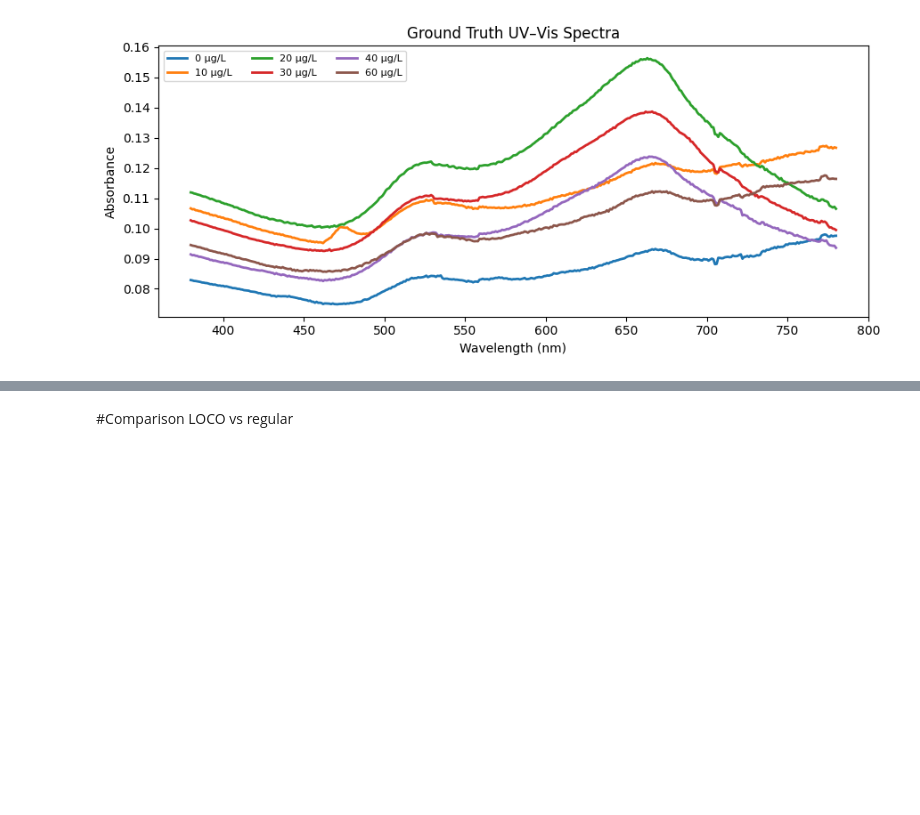
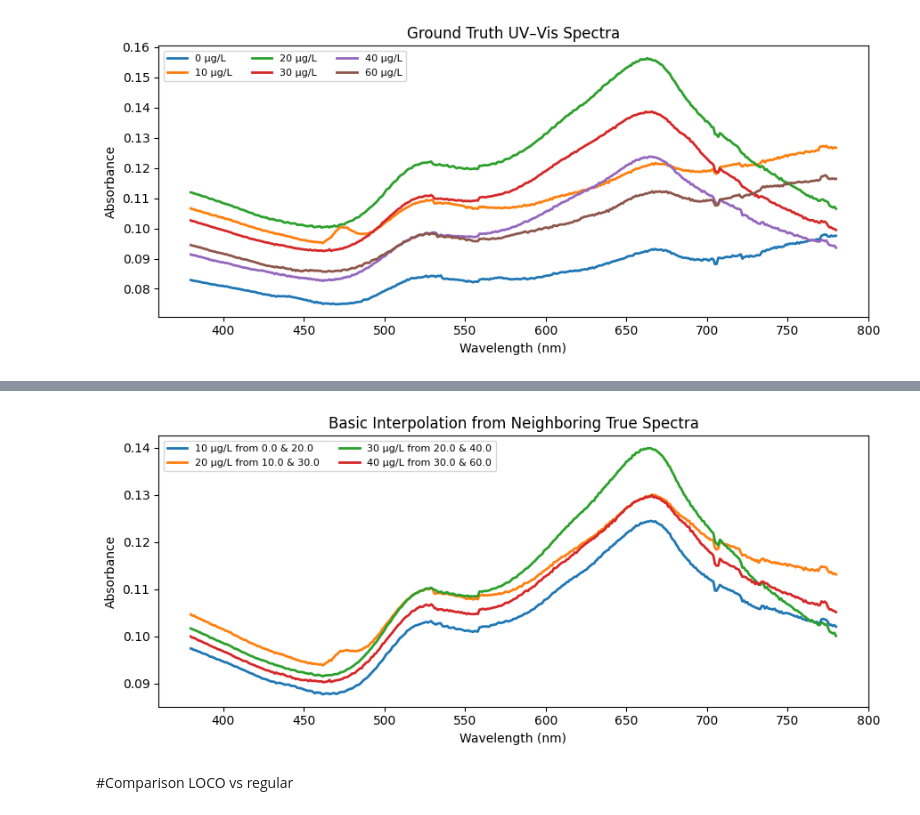
Before and after one commit to sushirito/ArsenicFR, a Jupyter notebook: ArsenicAutoencoder.ipynb, the cells around one changed output, grey strips where cells are left out. Drawn from its saved outputs; the diff is of its cells as text; code cells hidden in the pictures; blank space fills up the shorter version.

```diff
--- a/ArsenicAutoencoder.ipynb
+++ b/ArsenicAutoencoder.ipynb
@@ -499,3 +520,90 @@ plt.show()
 # %% [output]
 [figure]
 [figure]
+# %%
+import pandas as pd
+import numpy as np
+import matplotlib.pyplot as plt
+
+# Tunables
+RAW_CSV = "/content/drive/MyDrive/ArsenicSTS/uvvis_predictions_raw.csv"
+CONCS_TO_PLOT = [0, 10, 20, 30, 40, 60]  # µg/L
+VISIBLE_ONLY = True
+
+# Load and optionally restrict to visible range
+df = pd.read_csv(RAW_CSV)
+if VISIBLE_ONLY:
+    df = df[(df["Wavelength"] >= 380) & (df["Wavelength"] <= 780)]
+
+# --- Plot 1: Predicted spectra ---
+plt.figure(figsize=(9, 4))
+for c in CONCS_TO_PLOT:
+    sub = df[df["Concentration"] == c]
+    if sub.empty:
+        print(f"Warning: no data for concentration {c}")
+        continue
+    wl = sub["Wavelength"].values
+    A_pred = sub["Absorbance_Pred"].values
+    plt.plot(wl, A_pred, label=f"{c} µg/L", lw=2)
+plt.xlabel("Wavelength (nm)")
+plt.ylabel("Absorbance")
+plt.title("Predicted UV–Vis Spectra")
+plt.legend(ncol=3, fontsize=8)
+plt.tight_layout()
+plt.show()
+
+# --- Plot 2: Ground-truth spectra ---
+plt.figure(figsize=(9, 4))
+for c in CONCS_TO_PLOT:
+    sub = df[df["Concentration"] == c]
+    if sub.empty:
+        continue
+    wl = sub["Wavelength"].values
+    A_true = sub["Absorbance_True"].values
+    plt.plot(wl, A_true, label=f"{c} µg/L", lw=2)
+plt.xlabel("Wavelength (nm)")
+plt.ylabel("Absorbance")
+plt.title("Ground Truth UV–Vis Spectra")
+plt.legend(ncol=3, fontsize=8)
+plt.tight_layout()
+plt.show()
+
+# --- Plot 3: Simple neighbor interpolation (ground-truth only) ---
+# For each interior concentration, linearly interpolate its spectrum from the nearest lower and higher
+# ground-truth concentrations (e.g., 10 from 0 and 20, 20 from 10 and 30, etc.)
+available_concs = np.array(sorted(df["Concentration"].unique()))
+plt.figure(figsize=(9, 4))
+
+for c in CONCS_TO_PLOT[1:-1]:  # exclude endpoints 0 and 60
+    # find neighbors in the available set
+    idx = np.where(available_concs == c)[0]
+    if len(idx) == 0:
+        print(f"Warning: {c} not found in data, skipping.")
+        continue
+    i = idx[0]
+    if i == 0 or i == len(available_concs) - 1:
+        # skip if no both-side neighbors
+        continue
+    c0, c1 = available_concs[i-1], available_concs[i+1]
+
+    s0 = df[df["Concentration"] == c0].sort_values("Wavelength")
+    s1 = df[df["Concentration"] == c1].sort_values("Wavelength")
+    st = df[df["Concentration"] == c].sort_values("Wavelength")  # just to get wavelength grid
+
+    wl = st["Wavelength"].values
+    A0 = s0["Absorbance_True"].values
+    A1 = s1["Absorbance_True"].values
+
+    # linear interpolation weight
+    w = (c - c0) / (c1 - c0 + 1e-12)
+    A_lin = (1 - w) * A0 + w * A1
+
+    plt.plot(wl, A_lin, label=f"{c} µg/L from {c0} & {c1}", lw=2)
+
+plt.xlabel("Wavelength (nm)")
+plt.ylabel("Absorbance")
+plt.title("Basic Interpolation from Neighboring True Spectra")
+plt.legend(ncol=2, fontsize=8)
+plt.tight_layout()
+plt.show()
+# %% [output]
@@ -502,3 +612,4 @@ plt.show()
+[figure, added]
 # %% [markdown]
 #Comparison LOCO vs regular
 # %%
```
Also changed, not shown: parts of 4 cells of this notebook.
